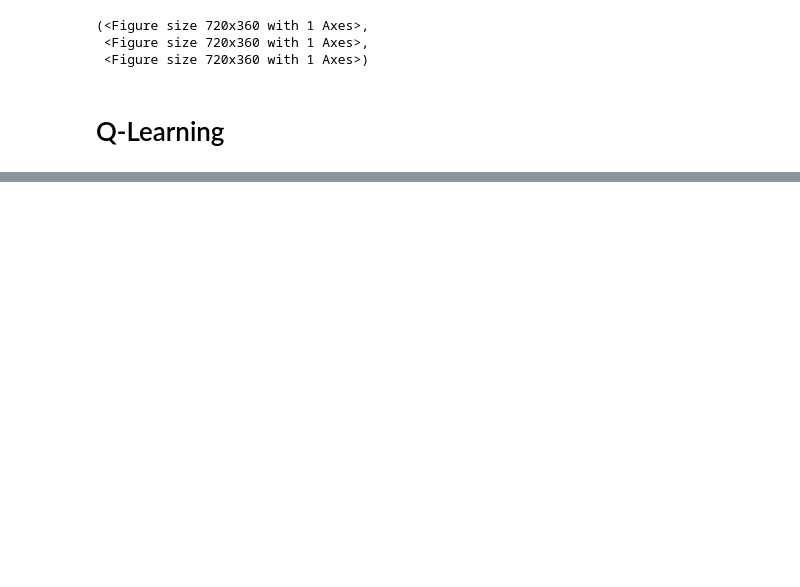
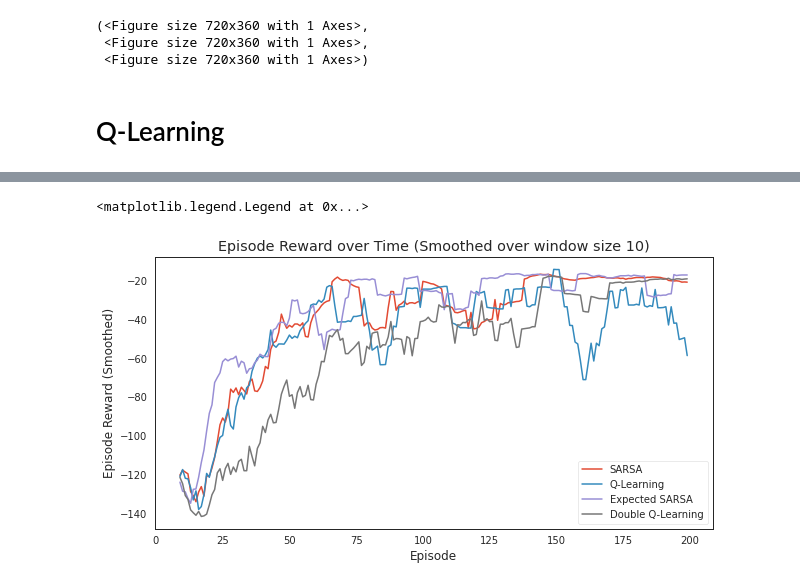
Before and after one commit to nhabbash/reinforcement-learning, a Jupyter notebook: TD/td_algorithms.ipynb, the cells around one changed output, grey strips where cells are left out. Drawn from its saved outputs; the diff is of its cells as text; code cells hidden in the pictures; blank space fills up the shorter version.

```diff
--- a/TD/td_algorithms.ipynb
+++ b/TD/td_algorithms.ipynb
@@ -215,2 +223,4 @@ def q_learning(env, num_episodes, discount_factor=1.0, alpha=0.5, epsilon=0.1):
 
     return Q, stats
+# %%
+Q, stats_q = q_learning(env, n_episodes)
@@ -216,0 +420,16 @@ def q_learning(env, num_episodes, discount_factor=1.0, alpha=0.5, epsilon=0.1):
+# %%
+# Plot the episode reward over time
+smoothing_window=10
+
+fig2 = plt.figure(figsize=(10,5))
+for stats, name in [(stats_s, "SARSA"), (stats_q, "Q-Learning"), (stats_es, "Expected SARSA"), (stats_dq, "Double Q-Learning")]:
+    rewards_smoothed = pd.Series(stats.episode_rewards).rolling(smoothing_window, min_periods=smoothing_window).mean()
+    #rewards_smoothed = smooth(x, stats.episode_rewards)
+    plt.plot(rewards_smoothed, label=name)
+plt.xlabel("Episode")
+plt.ylabel("Episode Reward (Smoothed)")
+plt.title("Episode Reward over Time (Smoothed over window size {})".format(smoothing_window))
+plt.legend(loc="lower right")
+# %% [output]
+<matplotlib.legend.Legend at 0x...>
+[figure, added]
```
Also changed, not shown: parts of 19 cells of this notebook, 2 other files.
